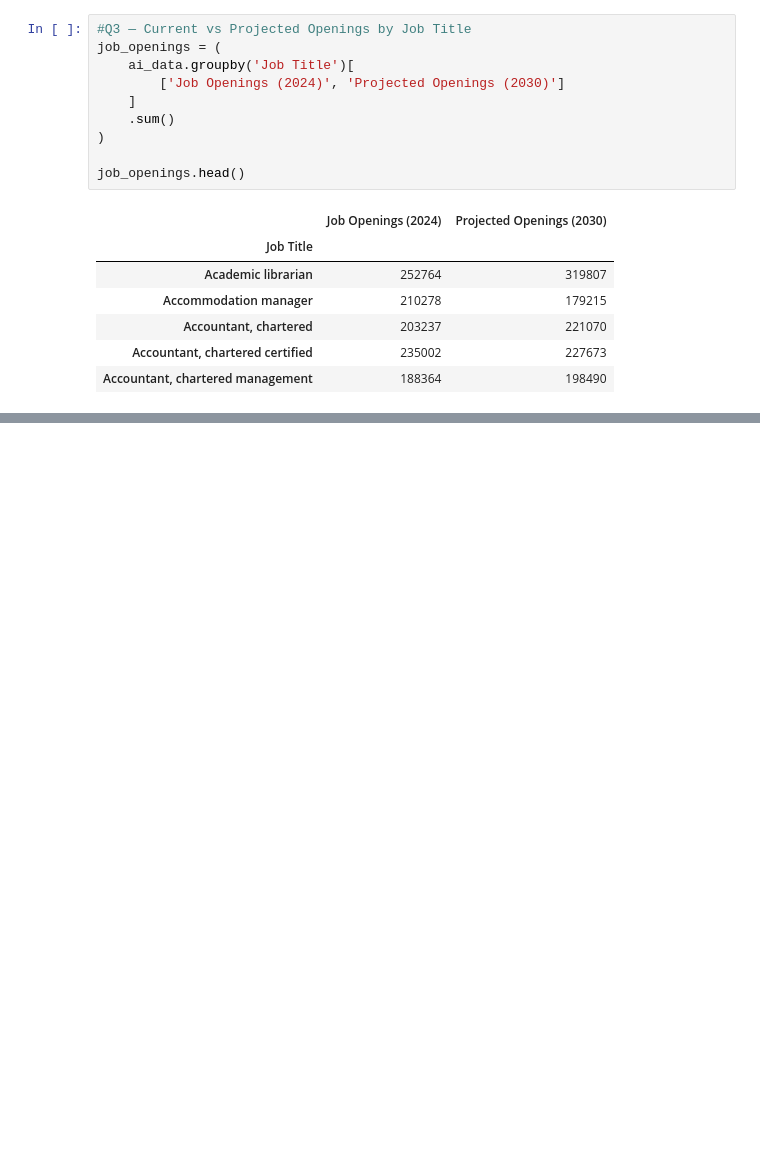
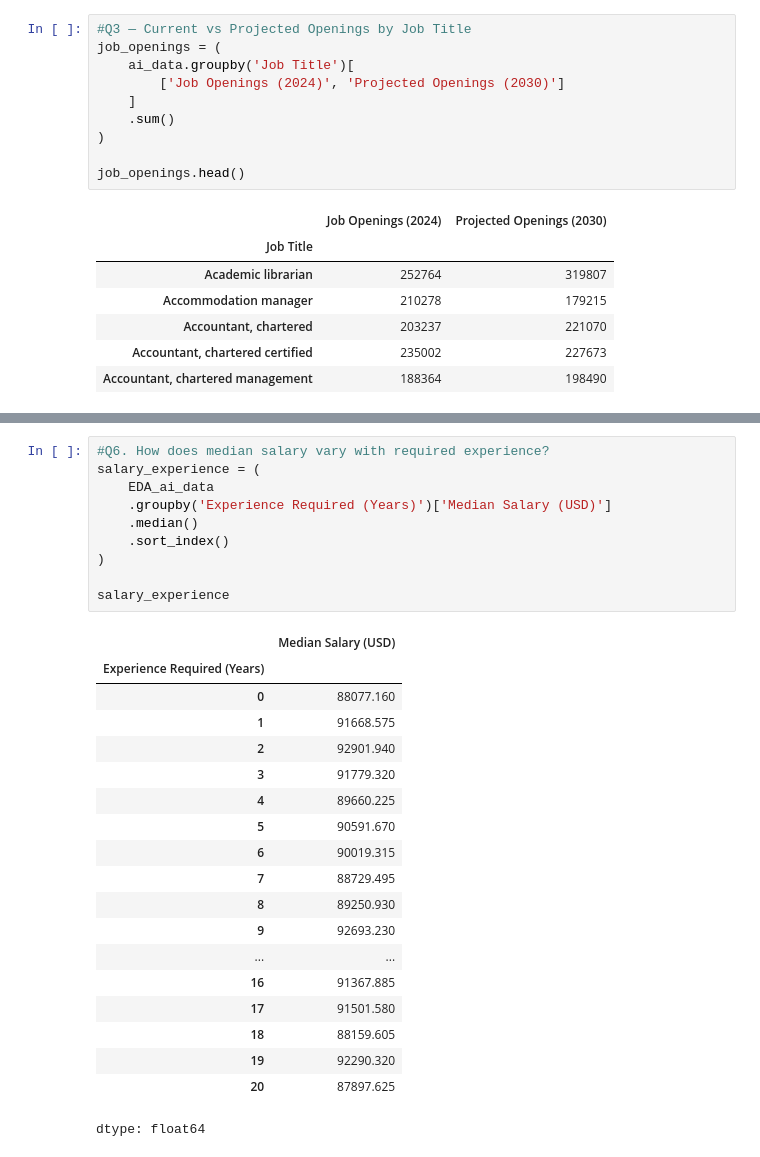
Before and after one commit to AJ0043/AI-Future-of-Jobs-Intelligence-Platform, a Jupyter notebook: AI_Adoption_&_Growth_Analysis.ipynb, the cells around one changed output, grey strips where cells are left out. Cells and saved outputs as stored; diff of their text form; blank space fills up the shorter version.

```diff
--- a/AI_Adoption_&_Growth_Analysis.ipynb
+++ b/AI_Adoption_&_Growth_Analysis.ipynb
@@ -1486,0 +1645,30 @@ plt.show()
+# %%
+#Q6. How does median salary vary with required experience?
+salary_experience = (
+    EDA_ai_data
+    .groupby('Experience Required (Years)')['Median Salary (USD)']
+    .median()
+    .sort_index()
+)
+
+salary_experience
+# %% [output]
+|  | Median Salary (USD) |
+| Experience Required (Years) |  |
+| 0 | 88077.160 |
+| 1 | 91668.575 |
+| 2 | 92901.940 |
+| 3 | 91779.320 |
+| 4 | 89660.225 |
+| 5 | 90591.670 |
+| 6 | 90019.315 |
+| 7 | 88729.495 |
+| 8 | 89250.930 |
+| 9 | 92693.230 |
+| ... | ... |
+| 16 | 91367.885 |
+| 17 | 91501.580 |
+| 18 | 88159.605 |
+| 19 | 92290.320 |
+| 20 | 87897.625 |
+dtype: float64
```
Also changed, not shown: parts of 21 cells of this notebook.
